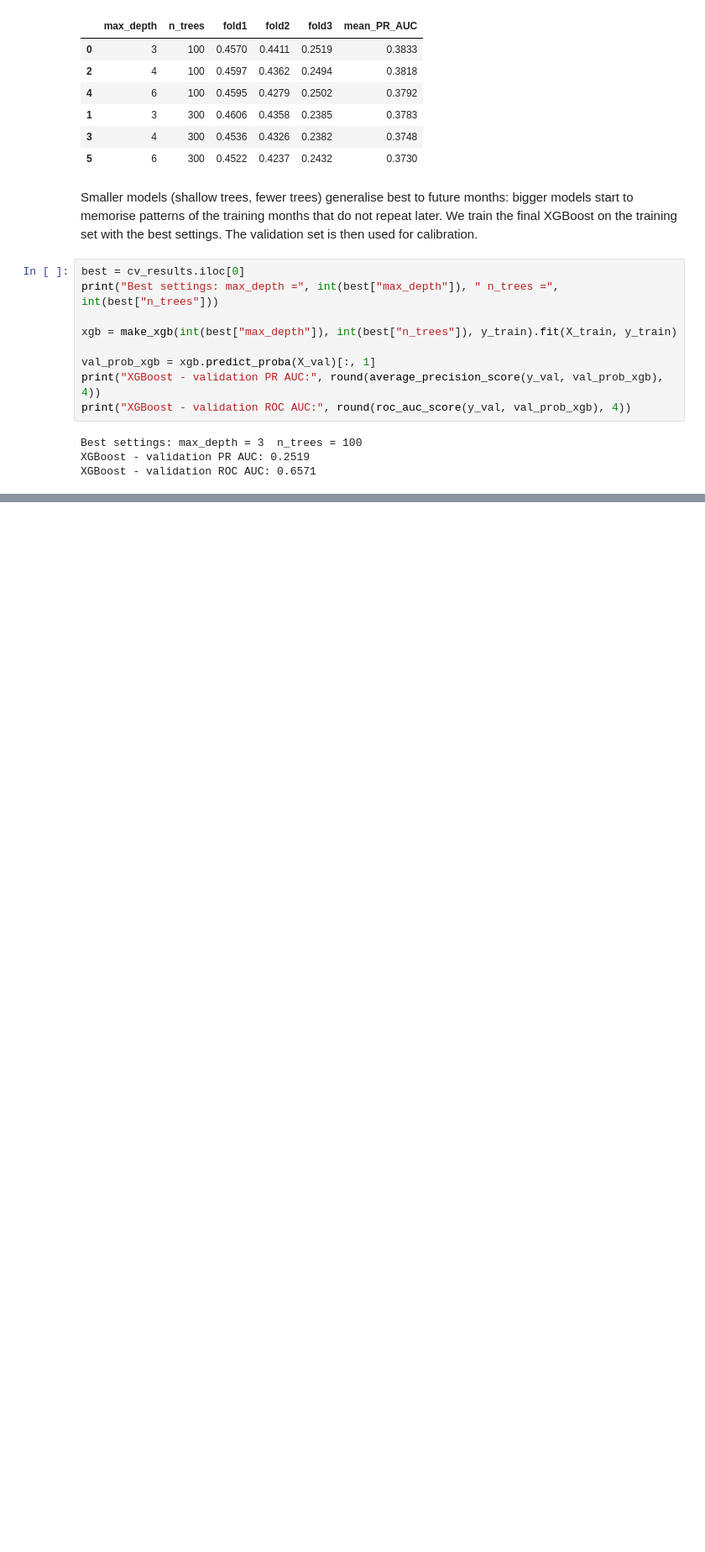
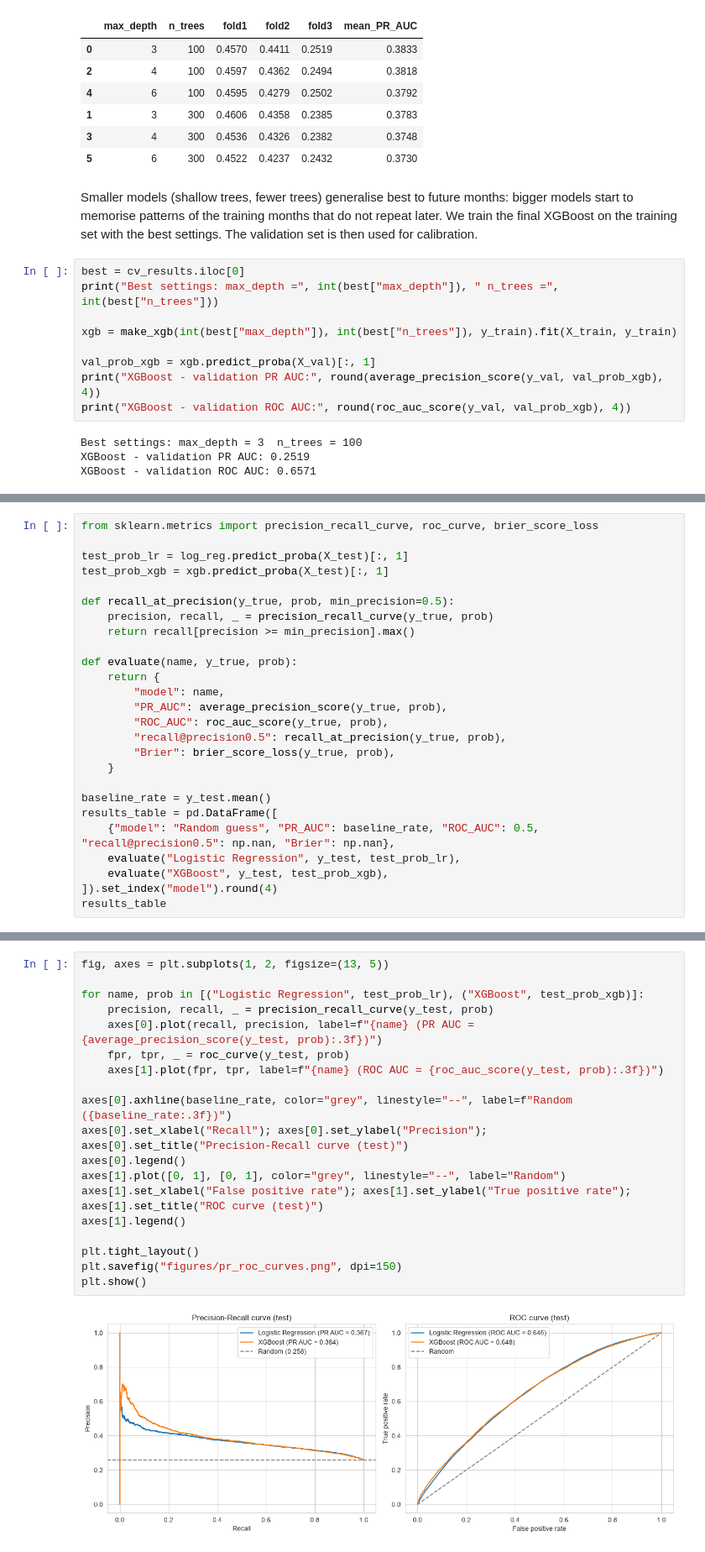
Before and after one commit to mayank-pillai-99/flight-delay-prediction, a Jupyter notebook: flight_delay_prediction.ipynb, the cells around one changed output, grey strips where cells are left out. Shown at 84% size. Cells and saved outputs as stored; diff of their text form; blank space fills up the shorter version.

Commit message:
Add evaluation, calibration, feature importance and conclusion

```diff
--- a/flight_delay_prediction.ipynb
+++ b/flight_delay_prediction.ipynb
@@ -520,0 +531,26 @@ XGBoost - validation ROC AUC: 0.6571
+# %%
+from sklearn.metrics import precision_recall_curve, roc_curve, brier_score_loss
+
+test_prob_lr = log_reg.predict_proba(X_test)[:, 1]
+test_prob_xgb = xgb.predict_proba(X_test)[:, 1]
+
+def recall_at_precision(y_true, prob, min_precision=0.5):
+    precision, recall, _ = precision_recall_curve(y_true, prob)
+    return recall[precision >= min_precision].max()
+
+def evaluate(name, y_true, prob):
+    return {
+        "model": name,
+        "PR_AUC": average_precision_score(y_true, prob),
+        "ROC_AUC": roc_auc_score(y_true, prob),
+        "recall@precision0.5": recall_at_precision(y_true, prob),
+        "Brier": brier_score_loss(y_true, prob),
+    }
+
+baseline_rate = y_test.mean()
+results_table = pd.DataFrame([
+    {"model": "Random guess", "PR_AUC": baseline_rate, "ROC_AUC": 0.5, "recall@precision0.5": np.nan, "Brier": np.nan},
+    evaluate("Logistic Regression", y_test, test_prob_lr),
+    evaluate("XGBoost", y_test, test_prob_xgb),
+]).set_index("model").round(4)
+results_table
@@ -520,0 +563,21 @@ XGBoost - validation ROC AUC: 0.6571
+# %%
+fig, axes = plt.subplots(1, 2, figsize=(13, 5))
+
+for name, prob in [("Logistic Regression", test_prob_lr), ("XGBoost", test_prob_xgb)]:
+    precision, recall, _ = precision_recall_curve(y_test, prob)
+    axes[0].plot(recall, precision, label=f"{name} (PR AUC = {average_precision_score(y_test, prob):.3f})")
+    fpr, tpr, _ = roc_curve(y_test, prob)
+    axes[1].plot(fpr, tpr, label=f"{name} (ROC AUC = {roc_auc_score(y_test, prob):.3f})")
+
+axes[0].axhline(baseline_rate, color="grey", linestyle="--", label=f"Random ({baseline_rate:.3f})")
+axes[0].set_xlabel("Recall"); axes[0].set_ylabel("Precision"); axes[0].set_title("Precision-Recall curve (test)")
+axes[0].legend()
+axes[1].plot([0, 1], [0, 1], color="grey", linestyle="--", label="Random")
+axes[1].set_xlabel("False positive rate"); axes[1].set_ylabel("True positive rate"); axes[1].set_title("ROC curve (test)")
+axes[1].legend()
+
+plt.tight_layout()
+plt.savefig("figures/pr_roc_curves.png", dpi=150)
+plt.show()
+# %% [output]
+[figure, added]
```
Also changed, not shown: parts of 11 cells of this notebook, 4 other files.
